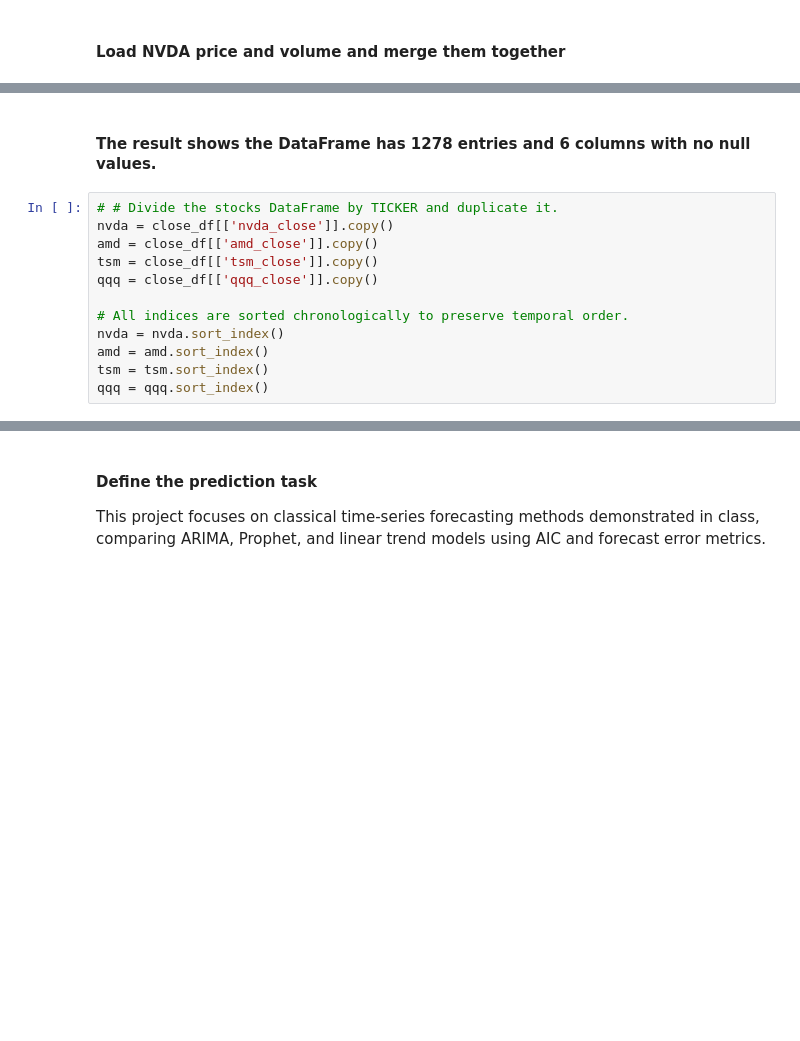
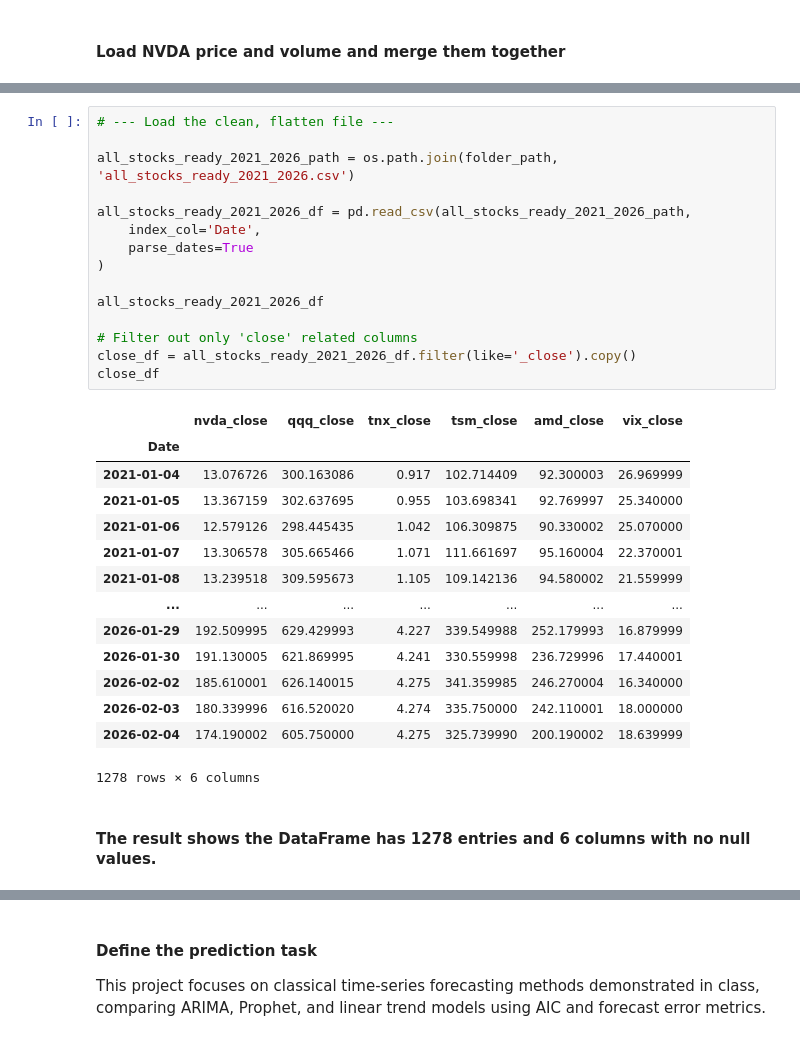
Before and after one commit to EsserMishelle/short-term-stock-forecast, a Jupyter notebook: 02_arima_price_model.ipynb, the cells around one changed output, grey strips where cells are left out. Cells and saved outputs as stored; diff of their text form; blank space fills up the shorter version.

```diff
--- a/02_arima_price_model.ipynb
+++ b/02_arima_price_model.ipynb
@@ -102,14 +30,32 @@ None
+# %%
+# --- Load the clean, flatten file ---
+
+all_stocks_ready_2021_2026_path = os.path.join(folder_path, 'all_stocks_ready_2021_2026.csv')
+
+all_stocks_ready_2021_2026_df = pd.read_csv(all_stocks_ready_2021_2026_path,
+    index_col='Date',
+    parse_dates=True
+)
+
+all_stocks_ready_2021_2026_df
+
+# Filter out only 'close' related columns
+close_df = all_stocks_ready_2021_2026_df.filter(like='_close').copy()
+close_df
+# %% [output]
+|  | nvda_close | qqq_close | tnx_close | tsm_close | amd_close | vix_close |
+| Date |  |  |  |  |  |  |
+| 2021-01-04 | 13.076726 | 300.163086 | 0.917 | 102.714409 | 92.300003 | 26.969999 |
+| 2021-01-05 | 13.367159 | 302.637695 | 0.955 | 103.698341 | 92.769997 | 25.340000 |
+| 2021-01-06 | 12.579126 | 298.445435 | 1.042 | 106.309875 | 90.330002 | 25.070000 |
+| 2021-01-07 | 13.306578 | 305.665466 | 1.071 | 111.661697 | 95.160004 | 22.370001 |
+| 2021-01-08 | 13.239518 | 309.595673 | 1.105 | 109.142136 | 94.580002 | 21.559999 |
+| ... | ... | ... | ... | ... | ... | ... |
+| 2026-01-29 | 192.509995 | 629.429993 | 4.227 | 339.549988 | 252.179993 | 16.879999 |
+| 2026-01-30 | 191.130005 | 621.869995 | 4.241 | 330.559998 | 236.729996 | 17.440001 |
+| 2026-02-02 | 185.610001 | 626.140015 | 4.275 | 341.359985 | 246.270004 | 16.340000 |
+| 2026-02-03 | 180.339996 | 616.520020 | 4.274 | 335.750000 | 242.110001 | 18.000000 |
+| 2026-02-04 | 174.190002 | 605.750000 | 4.275 | 325.739990 | 200.190002 | 18.639999 |
+1278 rows × 6 columns
 # %% [markdown]
 #### The result shows the DataFrame has 1278 entries and 6 columns with no null values.
-# %%
-# # Divide the stocks DataFrame by TICKER and duplicate it.
-nvda = close_df[['nvda_close']].copy()
-amd = close_df[['amd_close']].copy()
-tsm = close_df[['tsm_close']].copy()
-qqq = close_df[['qqq_close']].copy()
-
-# All indices are sorted chronologically to preserve temporal order.
-nvda = nvda.sort_index()
-amd = amd.sort_index()
-tsm = tsm.sort_index()
-qqq = qqq.sort_index()
```
Also changed, not shown: parts of 14 cells of this notebook.
